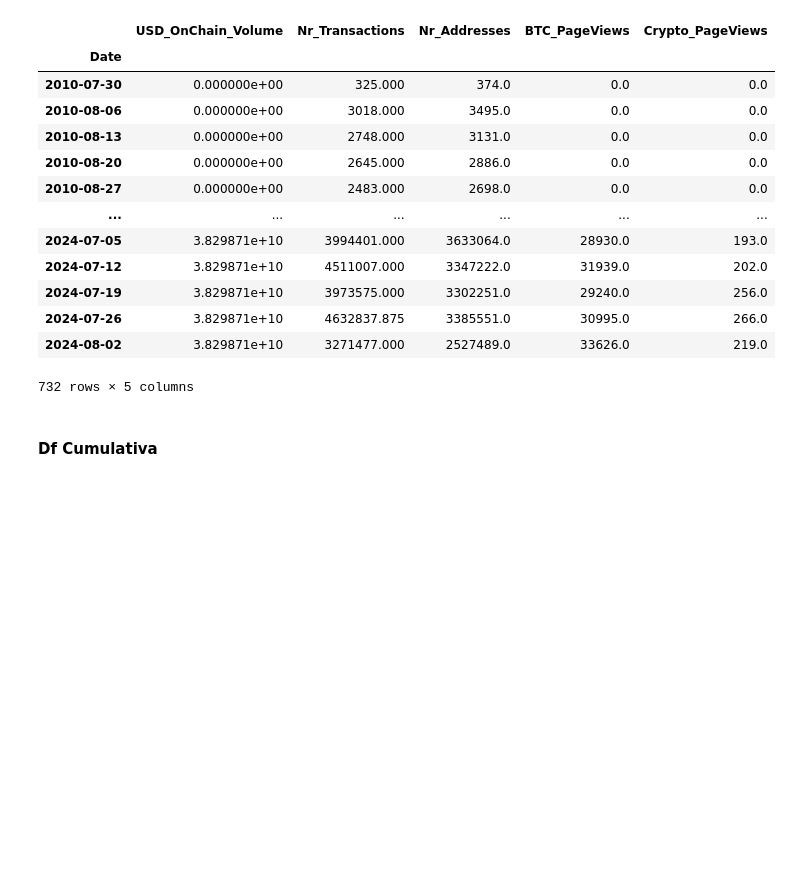
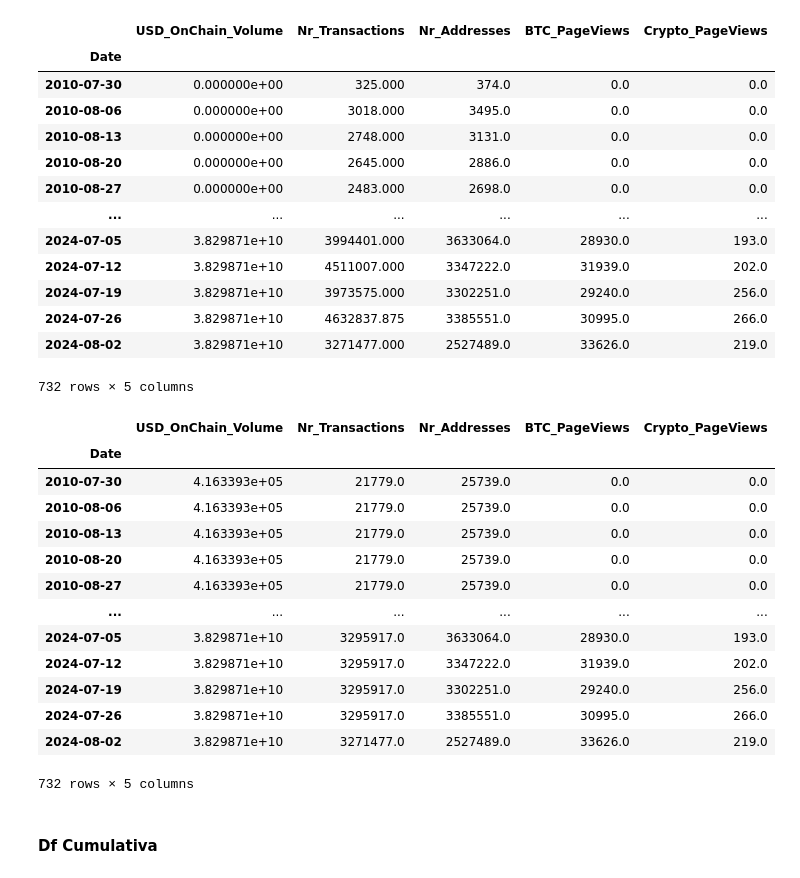
Before and after one commit to notp1ssed/ProjetoFinal-PosGraduacaoEngenhariaFinanceira, a Jupyter notebook: projeto_download_join_data.ipynb, the cells around one changed output. Cells and saved outputs as stored; diff of their text form; code cells hidden in the pictures; blank space fills up the shorter version.

```diff
--- a/projeto_download_join_data.ipynb
+++ b/projeto_download_join_data.ipynb
@@ -573,6 +536,26 @@ week_periodic_df
 | 2024-07-26 | 3.829871e+10 | 4632837.875 | 3385551.0 | 30995.0 | 266.0 |
 | 2024-08-02 | 3.829871e+10 | 3271477.000 | 2527489.0 | 33626.0 | 219.0 |
 732 rows × 5 columns
+# %%
+from scipy.stats.mstats import winsorize
+
+winsorized_week_periodic_df = week_periodic_df.apply(lambda col: winsorize(col, (0.05, 0.05)))
+winsorized_week_periodic_df
+# %% [output]
+|  | USD_OnChain_Volume | Nr_Transactions | Nr_Addresses | BTC_PageViews | Crypto_PageViews |
+| Date |  |  |  |  |  |
+| 2010-07-30 | 4.163393e+05 | 21779.0 | 25739.0 | 0.0 | 0.0 |
+| 2010-08-06 | 4.163393e+05 | 21779.0 | 25739.0 | 0.0 | 0.0 |
+| 2010-08-13 | 4.163393e+05 | 21779.0 | 25739.0 | 0.0 | 0.0 |
+| 2010-08-20 | 4.163393e+05 | 21779.0 | 25739.0 | 0.0 | 0.0 |
+| 2010-08-27 | 4.163393e+05 | 21779.0 | 25739.0 | 0.0 | 0.0 |
+| ... | ... | ... | ... | ... | ... |
+| 2024-07-05 | 3.829871e+10 | 3295917.0 | 3633064.0 | 28930.0 | 193.0 |
+| 2024-07-12 | 3.829871e+10 | 3295917.0 | 3347222.0 | 31939.0 | 202.0 |
+| 2024-07-19 | 3.829871e+10 | 3295917.0 | 3302251.0 | 29240.0 | 256.0 |
+| 2024-07-26 | 3.829871e+10 | 3295917.0 | 3385551.0 | 30995.0 | 266.0 |
+| 2024-08-02 | 3.829871e+10 | 3271477.0 | 2527489.0 | 33626.0 | 219.0 |
+732 rows × 5 columns
 # %%
 week_periodic_df.to_csv(f"weekly_periodic_df.csv", date_format='%Y-%m-%d')
 # %% [markdown]
```
Also changed, not shown: parts of 15 cells of this notebook, 2 other files.
